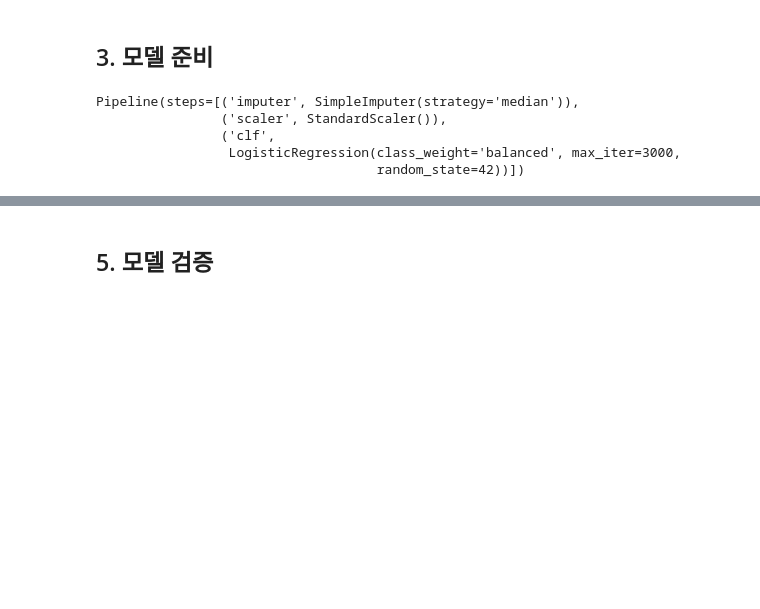
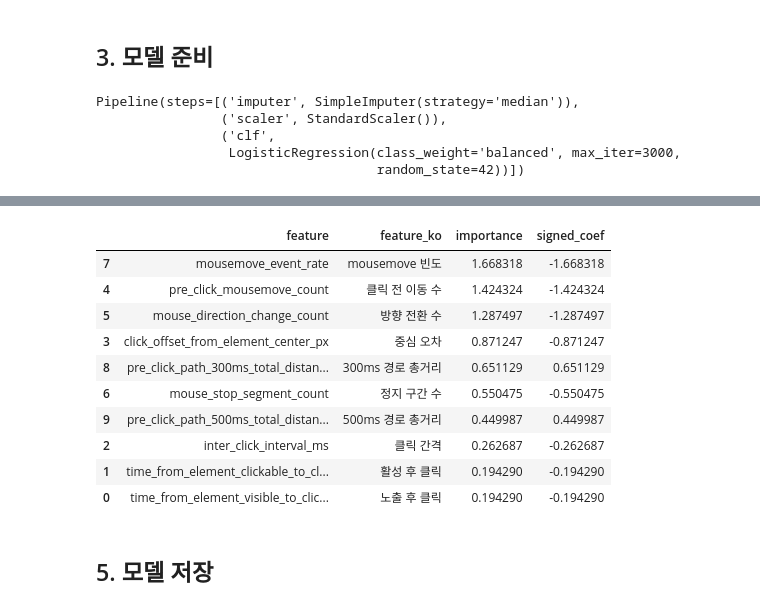
Before and after one commit to Tickle-ticket/Tickle, a Jupyter notebook: services/ai/train/model_experiment/logistic_regression.ipynb, the cells around one changed output, grey strips where cells are left out. Drawn from its saved outputs; the diff is of its cells as text; code cells hidden in the pictures; blank space fills up the shorter version.

Commit message:
[AI] 293 feat: 상위 SMD feature 10개에 대해 logistic_regression 모델 학습 및 검증

```diff
--- a/services/ai/train/model_experiment/logistic_regression.ipynb
+++ b/services/ai/train/model_experiment/logistic_regression.ipynb
@@ -156,0 +177,19 @@ configured feature count: 44
+# %%
+def filter_features(df: pd.DataFrame) -> pd.DataFrame:
+    """데이터 로드
+
+    Args:
+        df (pd.DataFrame): 입력 데이터프레임
+    Returns:
+        pd.DataFrame: 필터링된 데이터프레임 (실제 입력 features)
+    """
+
+    for col in df.columns:
+        if col not in FEATURE_INPUTS and col != "label":
+            df.drop(columns=[col], inplace=True)
+
+
+    return df
+
+df = filter_features(df)
+display(df.head())
@@ -291,2 +396,27 @@ display(cm_df)
+# %%
+# Logistic Regression은 표준화된 계수의 절댓값을 feature 중요도처럼 참고합니다.
+clf = model.named_steps["clf"]
+coef = clf.coef_.reshape(-1)
+importance_df = pd.DataFrame(
+    {
+        "feature": feature_names,
+        "feature_ko": [FEATURE_NAME_KR.get(f, f) for f in feature_names],
+        "importance": np.abs(coef),
+        "signed_coef": coef,
+    }
+).sort_values("importance", ascending=False)
+display(importance_df.head(30))
+# %% [output]
+|  | feature | feature_ko | importance | signed_coef |
+| 7 | mousemove_event_rate | mousemove 빈도 | 1.668318 | -1.668318 |
+| 4 | pre_click_mousemove_count | 클릭 전 이동 수 | 1.424324 | -1.424324 |
+| 5 | mouse_direction_change_count | 방향 전환 수 | 1.287497 | -1.287497 |
+| 3 | click_offset_from_element_center_px | 중심 오차 | 0.871247 | -0.871247 |
+| 8 | pre_click_path_300ms_total_distan... | 300ms 경로 총거리 | 0.651129 | 0.651129 |
+| 6 | mouse_stop_segment_count | 정지 구간 수 | 0.550475 | -0.550475 |
+| 9 | pre_click_path_500ms_total_distan... | 500ms 경로 총거리 | 0.449987 | 0.449987 |
+| 2 | inter_click_interval_ms | 클릭 간격 | 0.262687 | -0.262687 |
+| 1 | time_from_element_clickable_to_cl... | 활성 후 클릭 | 0.194290 | -0.194290 |
+| 0 | time_from_element_visible_to_clic... | 노출 후 클릭 | 0.194290 | -0.194290 |
 # %% [markdown]
-## 5. 모델 검증
+## 5. 모델 저장
```
Also changed, not shown: parts of 25 cells of this notebook.
